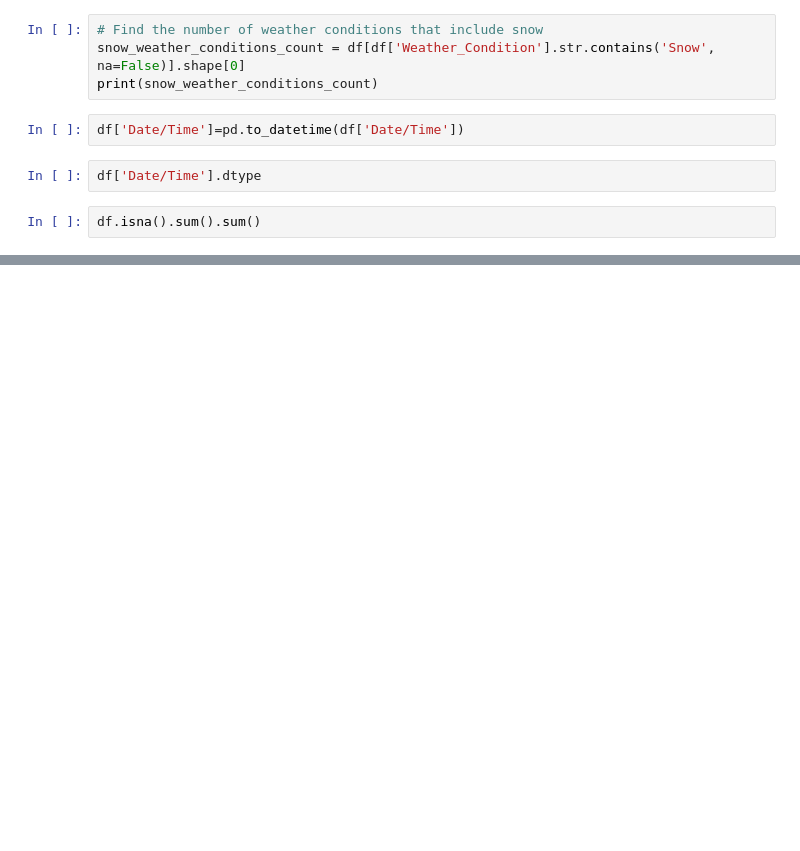
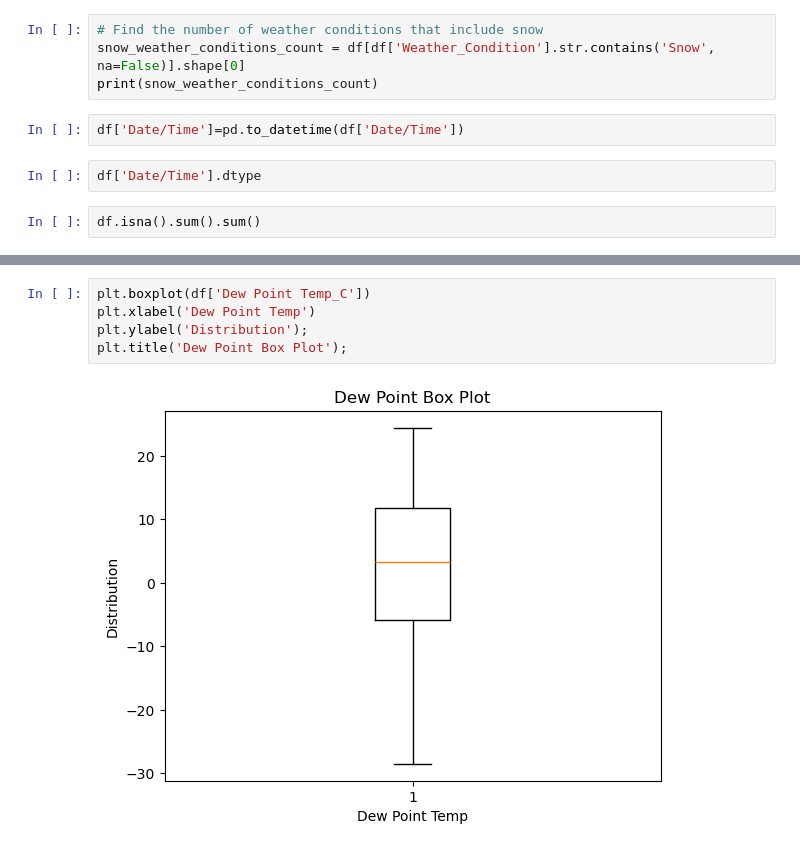
Before and after one commit to isaac-wanjala-rafimbi/lux-project-, a Jupyter notebook: project1.ipynb, the cells around one changed output, grey strips where cells are left out. Saved outputs shown, nothing was run; the diff lists cells and outputs as text; blank space fills up the shorter version.

```diff
--- a/project1.ipynb
+++ b/project1.ipynb
@@ -127,0 +150,7 @@ The dataset has no duplicate values therefore no handling of duplicate values ne
+# %%
+plt.boxplot(df['Dew Point Temp_C'])
+plt.xlabel('Dew Point Temp')
+plt.ylabel('Distribution');
+plt.title('Dew Point Box Plot');
+# %% [output]
+[figure, added]
```
Also changed, not shown: parts of 27 cells of this notebook.
